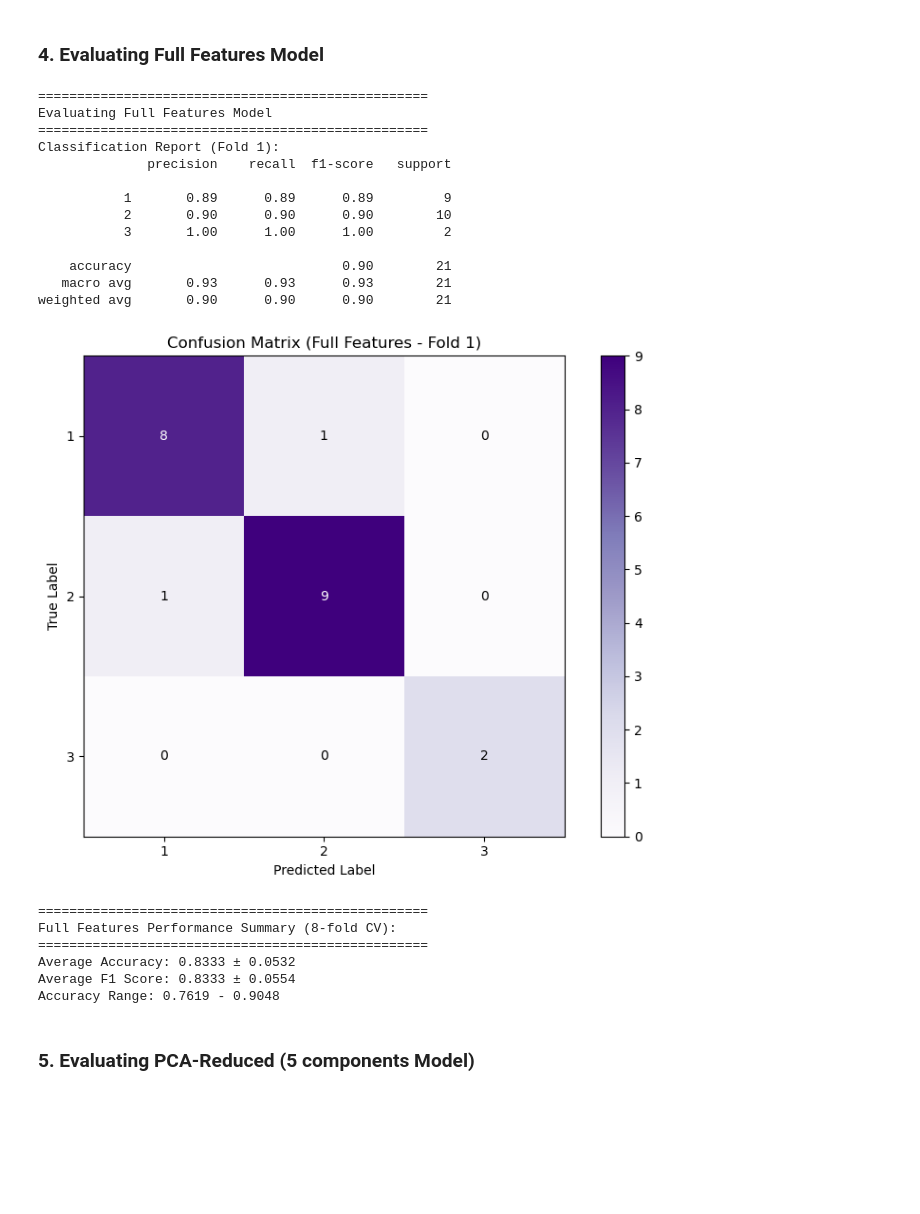
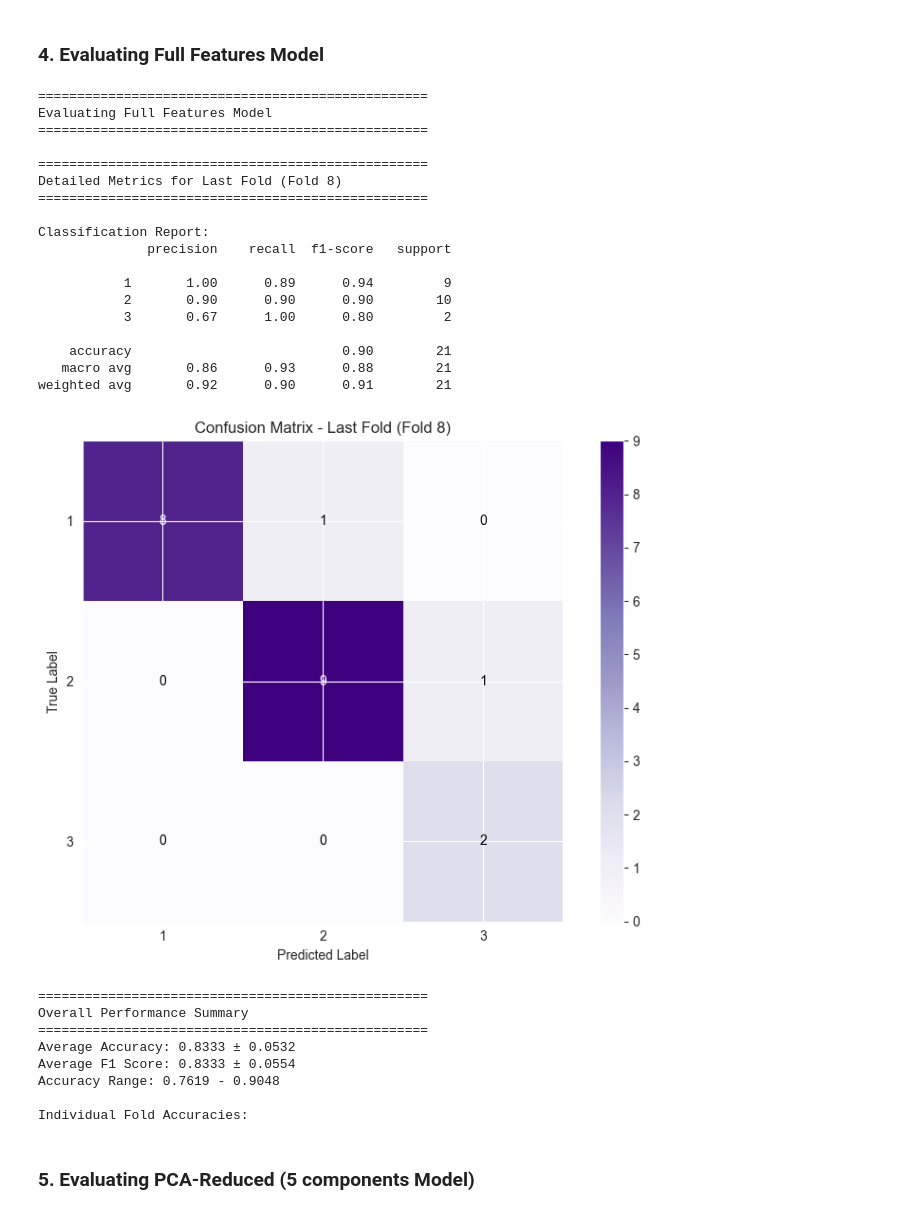
Before and after one commit to PEEACHYBEE/DataMiningPairActs, a Jupyter notebook: MidAct02.ipynb, the cells around one changed output. Cells and saved outputs as stored; diff of their text form; code cells hidden in the pictures; blank space fills up the shorter version.

```diff
--- a/MidAct02.ipynb
+++ b/MidAct02.ipynb
@@ -444,59 +444,71 @@ for fold, (train_idx, test_idx) in enumerate(cv.split(X, y)):
     accuracies.append(acc)
     f1_scores.append(f1)
 
-    if fold == 0:
-        # Classification Report for the first fold
-        print("Classification Report (Fold 1):")
+    # Show detailed metrics for the last fold (fold index 7)
+    if fold == 7:
+        print(f"\n{'='*50}")
+        print(f"Detailed Metrics for Last Fold (Fold {fold+1})")
+        print('='*50)
+
+        # Classification Report for the last fold
+        print("\nClassification Report:")
         print(classification_report(y_test, y_pred, zero_division=0))
 
-        # Confusion Matrix for the first fold
+        # Confusion Matrix for the last fold
         cm = confusion_matrix(y_test, y_pred)
         plt.figure(figsize=(8, 6))
         plt.imshow(cm, interpolation='nearest', cmap=plt.cm.Purples)
-        plt.title(f'Confusion Matrix (Full Features - Fold 1)')
+        plt.title(f'Confusion Matrix - Last Fold (Fold {fold+1})')
         plt.colorbar()
         plt.xlabel('Predicted Label')
         plt.ylabel('True Label')
         plt.xticks(np.arange(len(np.unique(y))), np.unique(y))
         plt.yticks(np.arange(len(np.unique(y))), np.unique(y))
 
         # Add text annotations
         for i in range(cm.shape[0]):
             for j in range(cm.shape[1]):
                 plt.text(j, i, format(cm[i, j], 'd'),
                          ha="center", va="center",
                          color="white" if cm[i, j] > cm.max()/2 else "black")
         plt.tight_layout()
         plt.show()
 
-# Print performance summary
+# Print overall performance summary
 print(f"\n{'='*50}")
-print(f"Full Features Performance Summary (8-fold CV):")
+print(f"Overall Performance Summary")
 print('='*50)
 print(f"Average Accuracy: {np.mean(accuracies):.4f} ± {np.std(accuracies):.4f}")
 print(f"Average F1 Score: {np.mean(f1_scores):.4f} ± {np.std(f1_scores):.4f}")
 print(f"Accuracy Range: {min(accuracies):.4f} - {max(accuracies):.4f}")
 # %% [output]
 ==================================================
 Evaluating Full Features Model
 ==================================================
-Classification Report (Fold 1):
+
+==================================================
+Detailed Metrics for Last Fold (Fold 8)
+==================================================
+
+Classification Report:
               precision    recall  f1-score   support
 
-           1       0.89      0.89      0.89         9
+           1       1.00      0.89      0.94         9
            2       0.90      0.90      0.90        10
-           3       1.00      1.00      1.00         2
+           3       0.67      1.00      0.80         2
 
     accuracy                           0.90        21
-   macro avg       0.93      0.93      0.93        21
-weighted avg       0.90      0.90      0.90        21
+   macro avg       0.86      0.93      0.88        21
+weighted avg       0.92      0.90      0.91        21
-[figure, old version]
+[figure, new version]
 ==================================================
-Full Features Performance Summary (8-fold CV):
+Overall Performance Summary
 ==================================================
 Average Accuracy: 0.8333 ± 0.0532
 Average F1 Score: 0.8333 ± 0.0554
 Accuracy Range: 0.7619 - 0.9048
+
+Individual Fold Accuracies:
 # %% [markdown]
 ### 5. Evaluating PCA-Reduced (5 components Model)
 # %%
```
Also changed, not shown: parts of 3 cells of this notebook.
